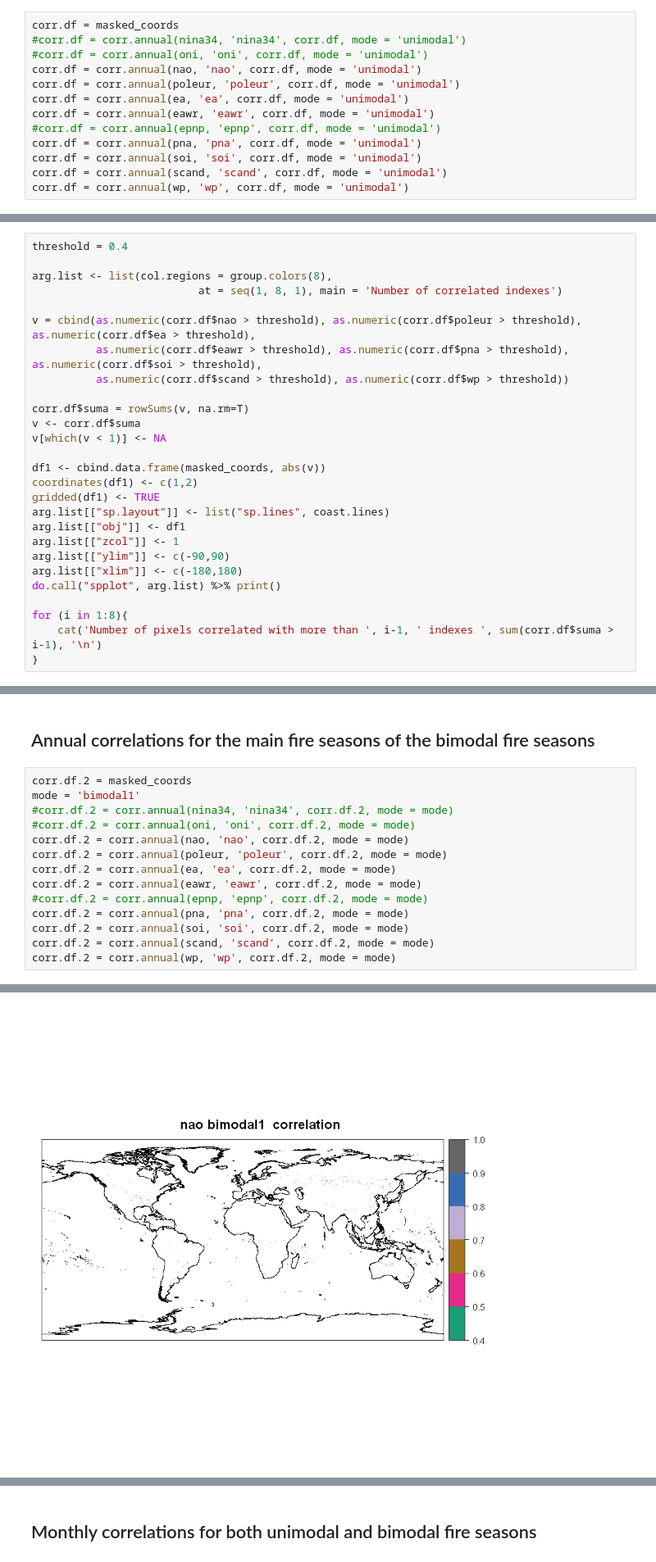
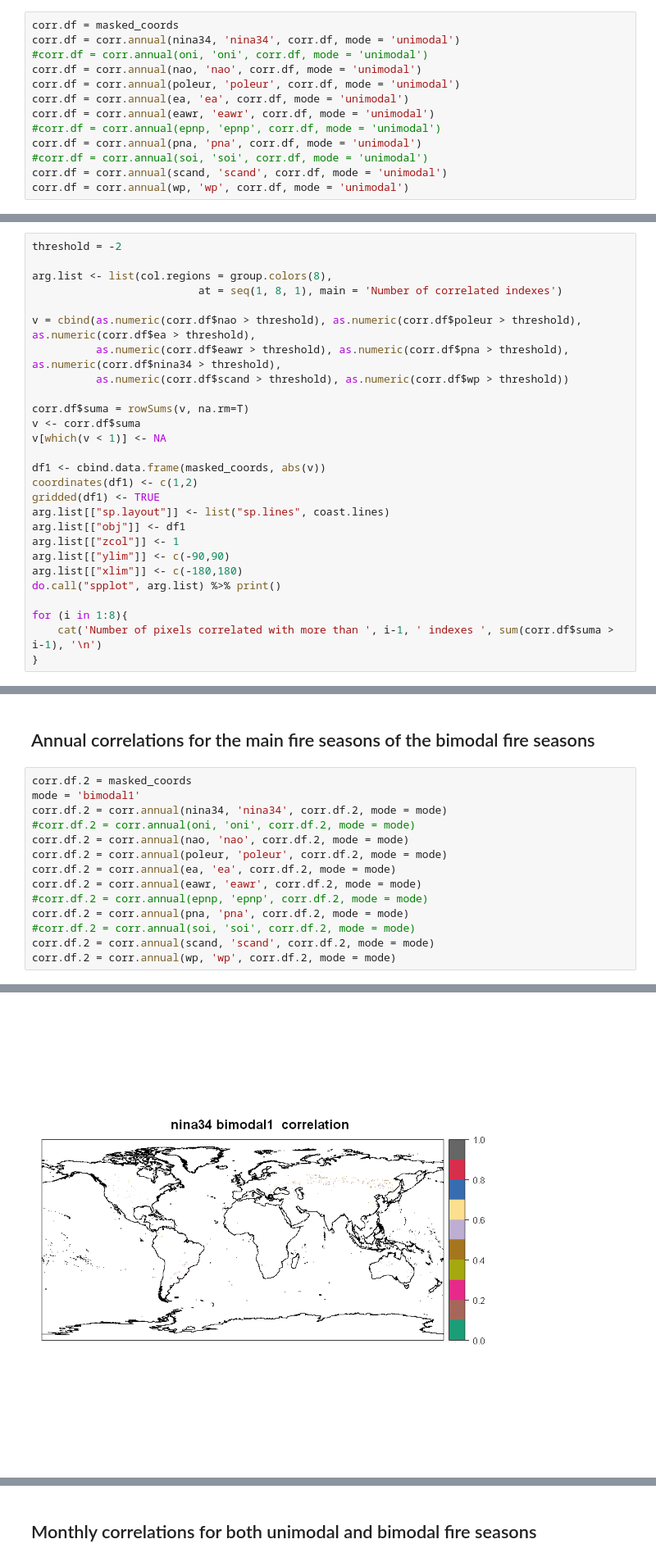
Before and after one commit to MarcosVM98/TFM, a Jupyter notebook: notebooks/Correlation_Per75.ipynb, the cells around one changed output, grey strips where cells are left out. Shown at 82% size. Saved outputs shown, nothing was run; the diff lists cells and outputs as text.

```diff
--- a/notebooks/Correlation_Per75.ipynb
+++ b/notebooks/Correlation_Per75.ipynb
@@ -153,7 +153,7 @@ SOI, ONI and NINA34 are strongly correlated. Consequently, we only use the SOI i
 ## Annual correlations for the unimodal fire seasons
 # %%
 corr.df = masked_coords
-#corr.df = corr.annual(nina34, 'nina34', corr.df, mode = 'unimodal')
+corr.df = corr.annual(nina34, 'nina34', corr.df, mode = 'unimodal')
 #corr.df = corr.annual(oni, 'oni', corr.df, mode = 'unimodal')
 corr.df = corr.annual(nao, 'nao', corr.df, mode = 'unimodal')
 corr.df = corr.annual(poleur, 'poleur', corr.df, mode = 'unimodal')
@@ -161,7 +161,7 @@ corr.df = corr.annual(ea, 'ea', corr.df, mode = 'unimodal')
 corr.df = corr.annual(eawr, 'eawr', corr.df, mode = 'unimodal')
 #corr.df = corr.annual(epnp, 'epnp', corr.df, mode = 'unimodal')
 corr.df = corr.annual(pna, 'pna', corr.df, mode = 'unimodal')
-corr.df = corr.annual(soi, 'soi', corr.df, mode = 'unimodal')
+#corr.df = corr.annual(soi, 'soi', corr.df, mode = 'unimodal')
 corr.df = corr.annual(scand, 'scand', corr.df, mode = 'unimodal')
 corr.df = corr.annual(wp, 'wp', corr.df, mode = 'unimodal')
 # %% [output]
@@ -187,12 +187,12 @@ Warning message in points2grid(points, tolerance, round):
 ... (3 outputs left out)
 # %%
-threshold = 0.4
+threshold = -2
 
 arg.list <- list(col.regions = group.colors(8),
                           at = seq(1, 8, 1), main = 'Number of correlated indexes')
 
 v = cbind(as.numeric(corr.df$nao > threshold), as.numeric(corr.df$poleur > threshold), as.numeric(corr.df$ea > threshold),
-          as.numeric(corr.df$eawr > threshold), as.numeric(corr.df$pna > threshold), as.numeric(corr.df$soi > threshold),
+          as.numeric(corr.df$eawr > threshold), as.numeric(corr.df$pna > threshold), as.numeric(corr.df$nina34 > threshold),
           as.numeric(corr.df$scand > threshold), as.numeric(corr.df$wp > threshold))
 
 corr.df$suma = rowSums(v, na.rm=T)
@@ -229,21 +229,21 @@ Number of pixels correlated with more than  7  indexes  35
 # %%
 corr.df.2 = masked_coords
 mode = 'bimodal1'
-#corr.df.2 = corr.annual(nina34, 'nina34', corr.df.2, mode = mode)
+corr.df.2 = corr.annual(nina34, 'nina34', corr.df.2, mode = mode)
 #corr.df.2 = corr.annual(oni, 'oni', corr.df.2, mode = mode)
 corr.df.2 = corr.annual(nao, 'nao', corr.df.2, mode = mode)
 corr.df.2 = corr.annual(poleur, 'poleur', corr.df.2, mode = mode)
 corr.df.2 = corr.annual(ea, 'ea', corr.df.2, mode = mode)
 corr.df.2 = corr.annual(eawr, 'eawr', corr.df.2, mode = mode)
 #corr.df.2 = corr.annual(epnp, 'epnp', corr.df.2, mode = mode)
 corr.df.2 = corr.annual(pna, 'pna', corr.df.2, mode = mode)
-corr.df.2 = corr.annual(soi, 'soi', corr.df.2, mode = mode)
+#corr.df.2 = corr.annual(soi, 'soi', corr.df.2, mode = mode)
 corr.df.2 = corr.annual(scand, 'scand', corr.df.2, mode = mode)
 corr.df.2 = corr.annual(wp, 'wp', corr.df.2, mode = mode)
 # %% [output]
 Warning message in points2grid(points, tolerance, round):
 "grid has empty column/rows in dimension 1"Warning message in points2grid(points, tolerance, round):
 "grid has empty column/rows in dimension 1"
-[figure, old version]
+[figure, new version]
 Warning message in points2grid(points, tolerance, round):
 "grid has empty column/rows in dimension 1"
```
Also changed, not shown: parts of 8 cells of this notebook, 1 other file.
